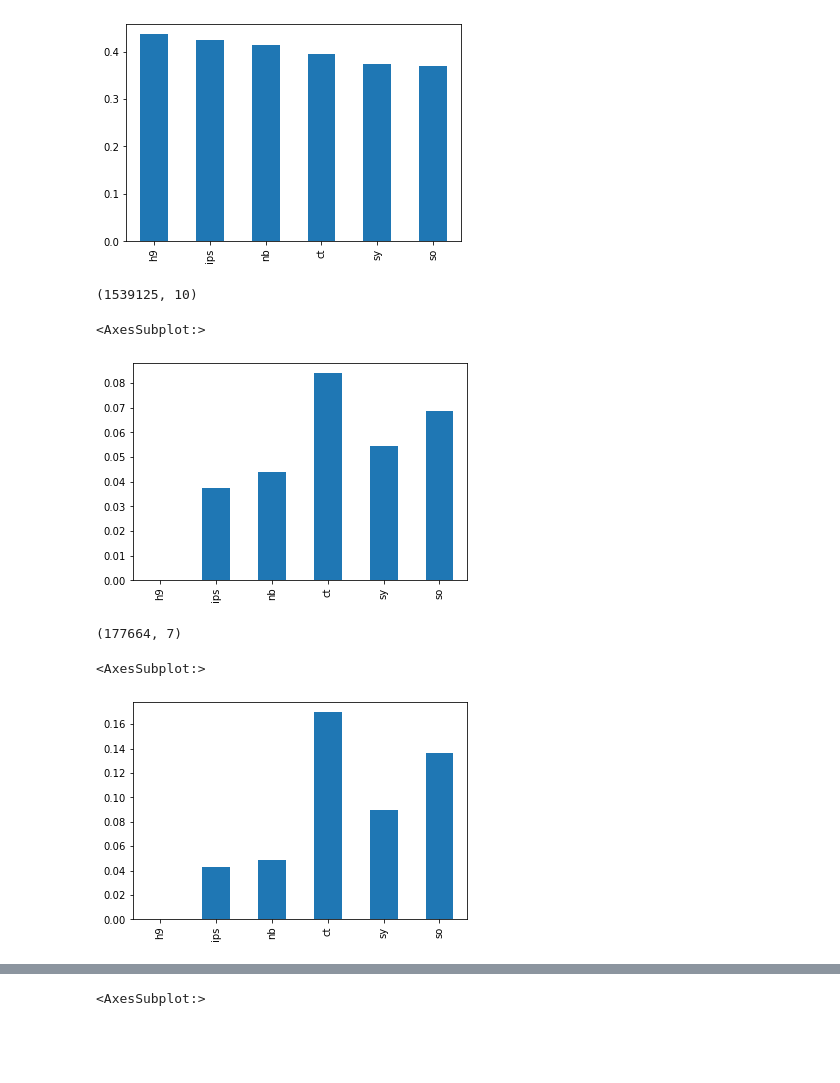
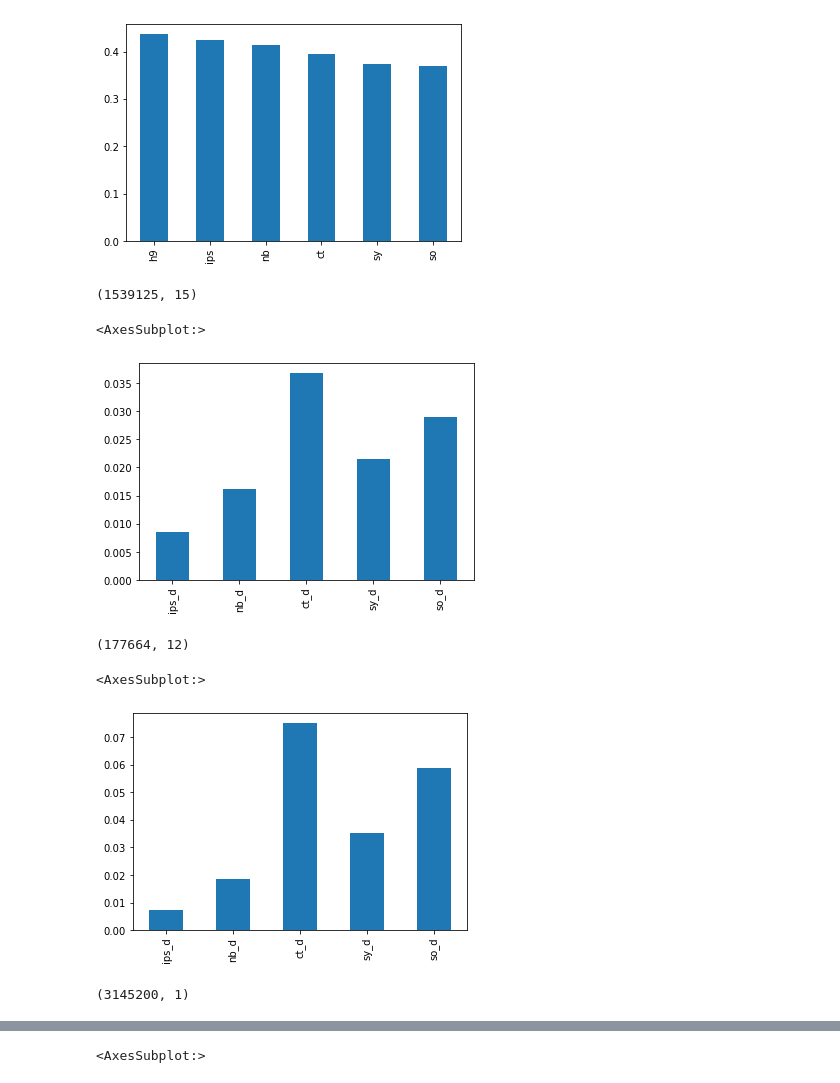
Before and after one commit to moqri/aging_2021, a Jupyter notebook: index/human.ipynb, the cells around one changed output, grey strips where cells are left out. Saved outputs shown, nothing was run; the diff lists cells and outputs as text; code cells hidden in the pictures; blank space fills up the shorter version.

```diff
--- a/index/human.ipynb
+++ b/index/human.ipynb
@@ -160,4 +22,5 @@ ezh=get_ezh('e')
 # %%
-df=pd.read_csv(data+'wg',index_col=0)
-len(df)/(10**6)
+df=pd.read_csv(data+'wg/cpgs.csv',index_col=0)
+df.columns=['h9']+list(df.columns)[1:]
+df.shape
 # %% [output]
@@ -164,0 +28,8 @@ len(df)/(10**6)
+# %%
+cells=['ips','nb','ct','sy','so']
+for cell in cells:
+    print(cell,ends=',')
+    dt=pd.read_csv(data+'wg/'+cell+'.csv',index_col=0)
+    dt.columns=[cell]
+    df=df.merge(dt,how='left',left_index=True,right_index=True)
+len(df)/(10**6)
@@ -164,0 +38,3 @@ len(df)/(10**6)
+# %%
+df=df.dropna()
+df.shape
@@ -169,20 +47,29 @@ df.drop(['g','tss','d','dq'],1).mean().plot(kind='bar')
 [figure]
 # %%
 dl=df[df.h9<.2]
+for cell in cells:
+    dl[cell+'_d']=dl[cell]-dl.h9
 print(dl.shape)
-((dl.drop(['g','tss','d','dq'],1)>.2).sum()/len(dl)).plot(kind='bar')
+dl[[cell+'_d' for cell in cells]].mean().plot(kind='bar')
 # %% [output]
-(1539125, 10)
+(1539125, 15)
 <AxesSubplot:>
-[figure, old version]
+[figure, new version]
 # %%
 dle=dl[dl.tss.isin(ezh.g)].drop(['g','tss','d'],1)
 print(dle.shape)
-((dle.drop('dq',1)>.2).sum()/len(dle)).plot(kind='bar')
+dle[[cell+'_d' for cell in cells]].mean().plot(kind='bar')
 # %% [output]
-(177664, 7)
+(177664, 12)
 <AxesSubplot:>
-[figure, old version]
+[figure, new version]
+# %%
+flank=pd.read_table(data+'wg/flank.fasta',header=None)
+flank=flank[~flank[0].str.contains('chr')]
+df['flank']=flank[0].values
+flank.shape
+# %% [output]
+(3145200, 1)
 # %%
 dh=df[df.h9>.6]
 print(dh.shape)
```
Also changed, not shown: parts of 14 cells of this notebook, 6 other files.
